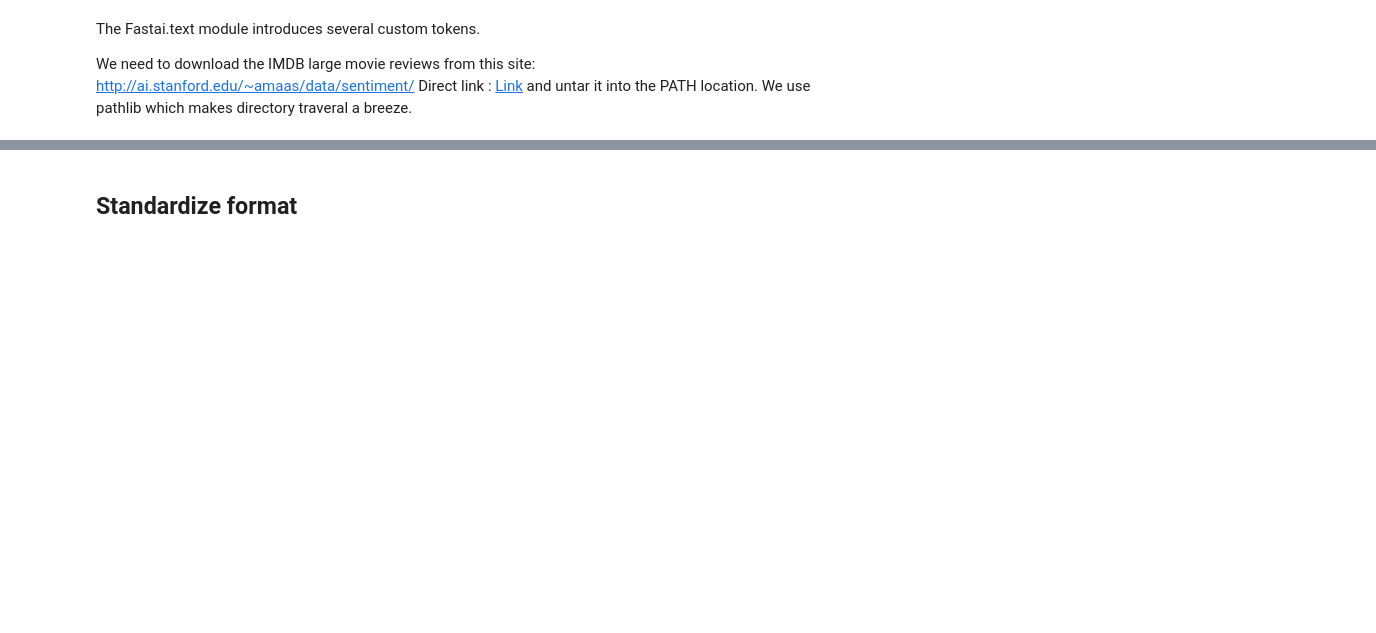
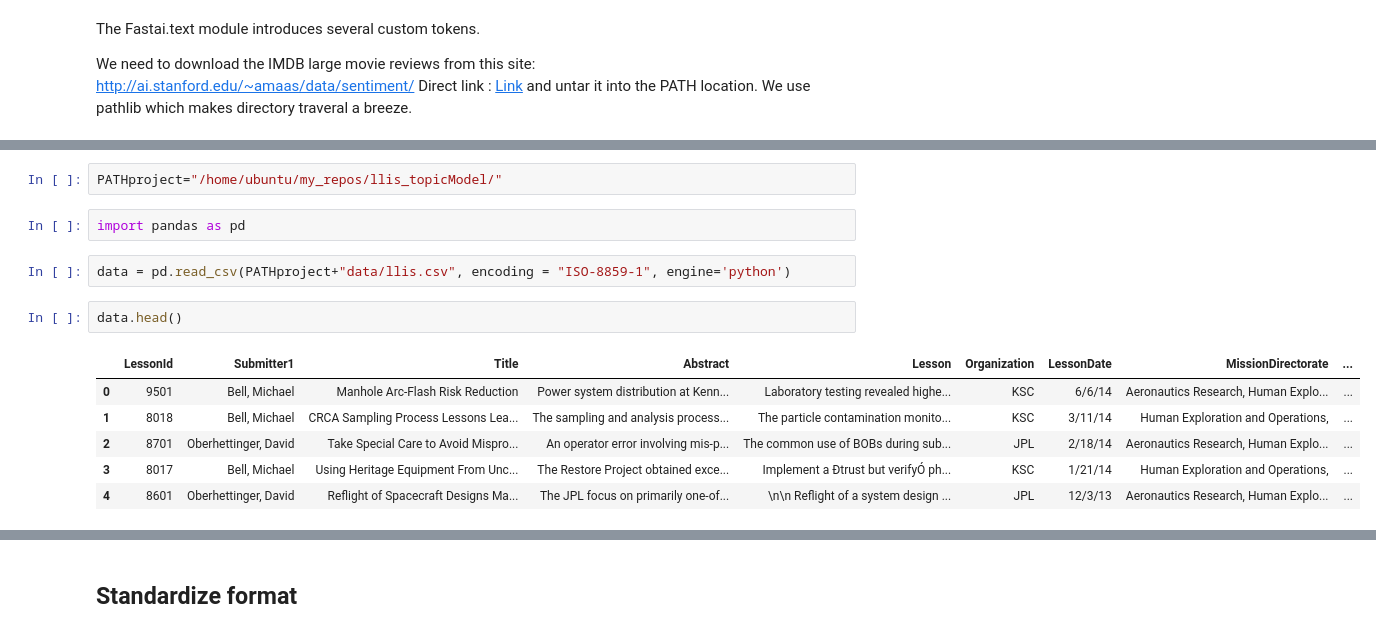
Before and after one commit to itsshaikaslam/llis_topicModel, a Jupyter notebook: python/lessons_learned.ipynb, the cells around one changed output, grey strips where cells are left out. Saved outputs shown, nothing was run; the diff lists cells and outputs as text; blank space fills up the shorter version.

Commit message:
read in data

```diff
--- a/python/lessons_learned.ipynb
+++ b/python/lessons_learned.ipynb
@@ -14,0 +22,15 @@ Direct link : [Link](http://ai.stanford.edu/~amaas/data/sentiment/aclImdb_v1.tar
+# %%
+PATHproject="/home/ubuntu/my_repos/llis_topicModel/"
+# %%
+import pandas as pd
+# %%
+data = pd.read_csv(PATHproject+"data/llis.csv", encoding = "ISO-8859-1", engine='python')
+# %%
+data.head()
+# %% [output]
+|  | LessonId | Submitter1 | Title | Abstract | Lesson | Organization | LessonDate | MissionDirectorate | ... |
+| 0 | 9501 | Bell, Michael | Manhole Arc-Flash Risk Reduction | Power system distribution at Kenn... | Laboratory testing revealed highe... | KSC | 6/6/14 | Aeronautics Research, Human Explo... | ... |
+| 1 | 8018 | Bell, Michael | CRCA Sampling Process Lessons Lea... | The sampling and analysis process... | The particle contamination monito... | KSC | 3/11/14 | Human Exploration and Operations, | ... |
+| 2 | 8701 | Oberhettinger, David | Take Special Care to Avoid Mispro... | An operator error involving mis-p... | The common use of BOBs during sub... | JPL | 2/18/14 | Aeronautics Research, Human Explo... | ... |
+| 3 | 8017 | Bell, Michael | Using Heritage Equipment From Unc... | The Restore Project obtained exce... | Implement a Ðtrust but verifyÓ ph... | KSC | 1/21/14 | Human Exploration and Operations, | ... |
+| 4 | 8601 | Oberhettinger, David | Reflight of Spacecraft Designs Ma... | The JPL focus on primarily one-of... | \n\n Reflight of a system design ... | JPL | 12/3/13 | Aeronautics Research, Human Explo... | ... |
```
Also changed, not shown: parts of 26 cells of this notebook.
